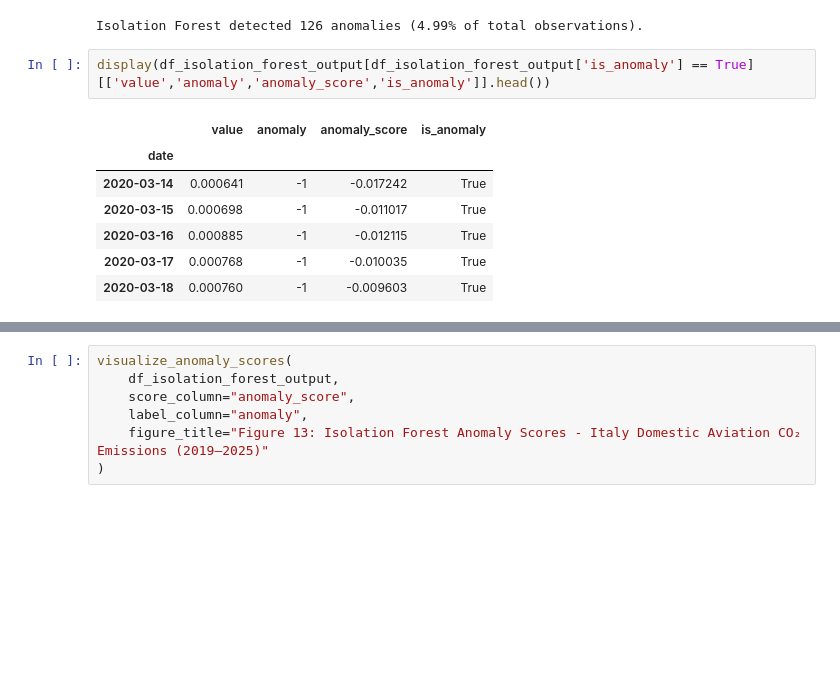
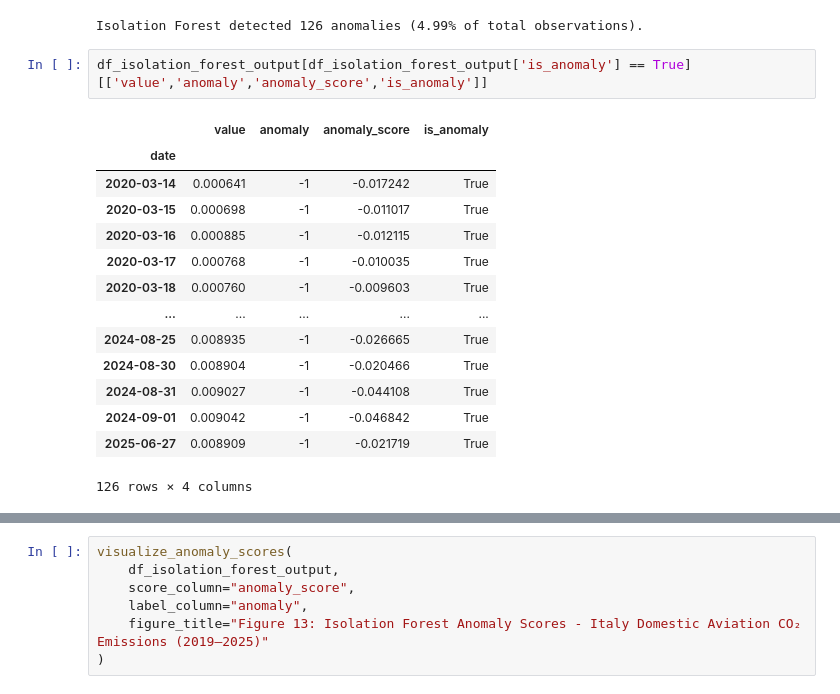
Before and after one commit to thisishasan/data_mining_and_machine_learning, a Jupyter notebook: data_mining_machine_learning.ipynb, the cells around one changed output, grey strips where cells are left out. Cells and saved outputs as stored; diff of their text form; blank space fills up the shorter version.

```diff
--- a/data_mining_machine_learning.ipynb
+++ b/data_mining_machine_learning.ipynb
@@ -975,13 +1035,20 @@ df_isolation_forest_output, anomaly_ratio = run_isolation_forest_detection(
 # %% [output]
 Isolation Forest detected 126 anomalies (4.99% of total observations).
 # %%
-display(df_isolation_forest_output[df_isolation_forest_output['is_anomaly'] == True][['value','anomaly','anomaly_score','is_anomaly']].head())
+df_isolation_forest_output[df_isolation_forest_output['is_anomaly'] == True][['value','anomaly','anomaly_score','is_anomaly']]
 # %% [output]
 |  | value | anomaly | anomaly_score | is_anomaly |
 | date |  |  |  |  |
 | 2020-03-14 | 0.000641 | -1 | -0.017242 | True |
 | 2020-03-15 | 0.000698 | -1 | -0.011017 | True |
 | 2020-03-16 | 0.000885 | -1 | -0.012115 | True |
 | 2020-03-17 | 0.000768 | -1 | -0.010035 | True |
 | 2020-03-18 | 0.000760 | -1 | -0.009603 | True |
+| ... | ... | ... | ... | ... |
+| 2024-08-25 | 0.008935 | -1 | -0.026665 | True |
+| 2024-08-30 | 0.008904 | -1 | -0.020466 | True |
+| 2024-08-31 | 0.009027 | -1 | -0.044108 | True |
+| 2024-09-01 | 0.009042 | -1 | -0.046842 | True |
+| 2025-06-27 | 0.008909 | -1 | -0.021719 | True |
+126 rows × 4 columns
 # %%
```
Also changed, not shown: parts of 53 cells of this notebook.
